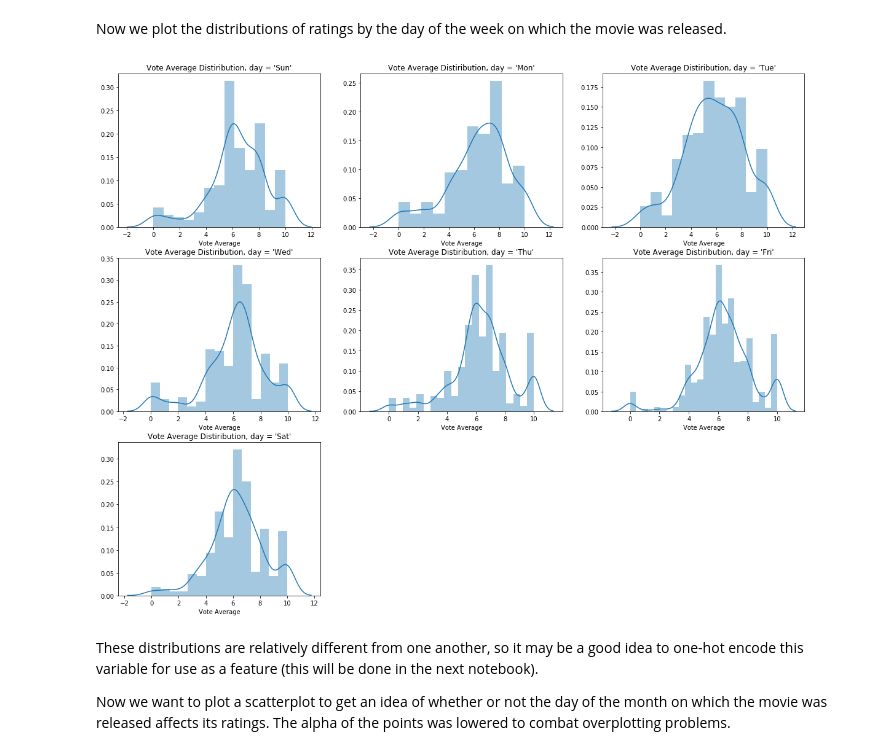
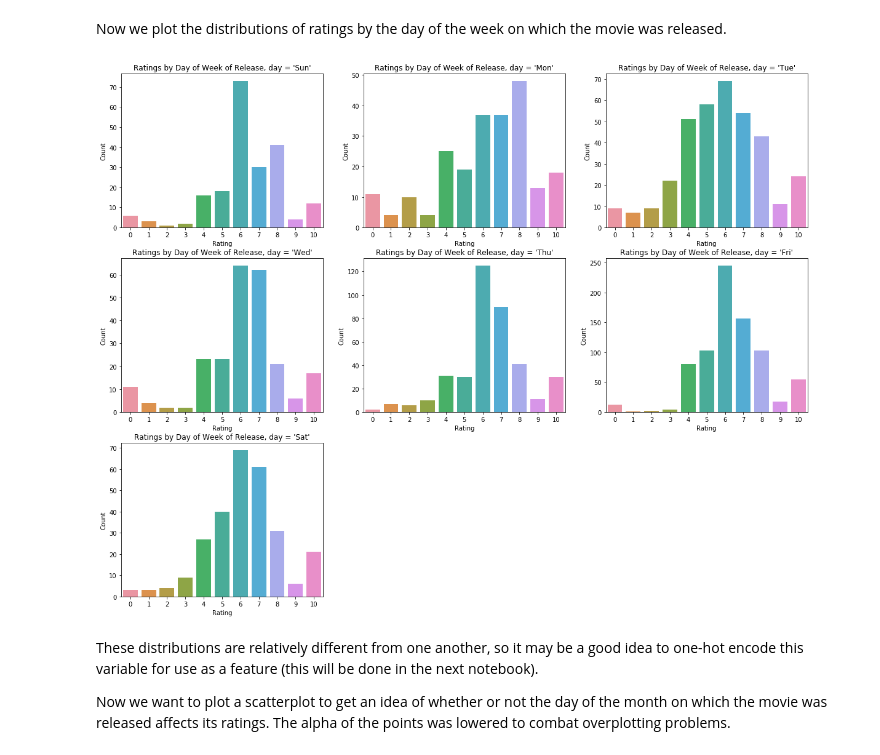
Before and after one commit to chrispyles/honors-thesis, a Jupyter notebook: notebooks/data-cleaning-eda.ipynb, the cells around one changed output. Cells and saved outputs as stored; diff of their text form; code cells hidden in the pictures.

```diff
--- a/notebooks/data-cleaning-eda.ipynb
+++ b/notebooks/data-cleaning-eda.ipynb
@@ -72,0 +69,4 @@ The `genres` dataframe consists of a column `id` with the numerical ID for the g
+# %%
+movies["rating"] = np.round(movies["vote_average"])
+movies["rating"] = movies["rating"].astype(int)
+movies.head()
@@ -185,2 +181,0 @@ In the cell below, we filter the rows that either have a nonzero rating or at le
-# %%
-movies = movies[(movies["vote_average"] != 0) | (movies["vote_count"] != 0)]
@@ -189,4 +181,0 @@ Finally, before moving on to some EDA, we extract the columns that are of intere
-# %%
-# extract variables of interest
-movies = movies[["id", "title", "overview", "genres", "release_date", "adult", "vote_count", "vote_average"]]
-movies.head()
@@ -199,0 +184,14 @@ movies.head()
+# %%
+movies = movies.dropna(subset=["genres"])
+
+counts = []
+for genre in genres["name"]:
+    n = np.count_nonzero(movies["genres"].apply(lambda l: genre in l))
+    counts.append(n)
+
+# plt.figure(figsize=[20,6])
+sns.barplot(x=counts, y=genres["name"])
+plt.xlabel("Count")
+plt.ylabel("Genre")
+plt.title("Number of Movies by Genre")
+plt.savefig("../figures/genre_barplot.png")
@@ -412,16 +365,19 @@ Now we plot the distributions of ratings by the day of the week on which the mov
 # %%
 plt.figure(figsize=[20, 8])
 i = 1
 for day in ["Sun", "Mon", "Tue", "Wed", "Thu", "Fri", "Sat"]:
     plt.subplot(3, 3, i)
-    sns.distplot(movies[movies["day_of_week"] == day]["vote_average"])
-    plt.title("Vote Average Distiribution, day = '{}'".format(day))
-    plt.xlabel("Vote Average")
+    dow = movies[movies["day_of_week"] == day].groupby("rating").count().reset_index()
+    sns.barplot("rating", "vote_average", data=dow)
+    plt.title("Ratings by Day of Week of Release, day = '{}'".format(day))
+    plt.xlabel("Rating")
+    plt.ylabel("Count")
     plt.subplots_adjust(top=1.6)
     i += 1
-plt.savefig("../figures/ratings-dist-by-day-of-week.png", bbox_inches="tight");
+
+plt.savefig("../figures/ratings_dow.png", bbox_inches="tight");
 # %% [output]
-[figure, old version]
+[figure, new version]
 # %% [markdown]
 These distributions are relatively different from one another, so it may be a good idea to one-hot encode this variable for use as a feature (this will be done in the next notebook).
 
```
Also changed, not shown: parts of 42 cells of this notebook, 48 other files.
